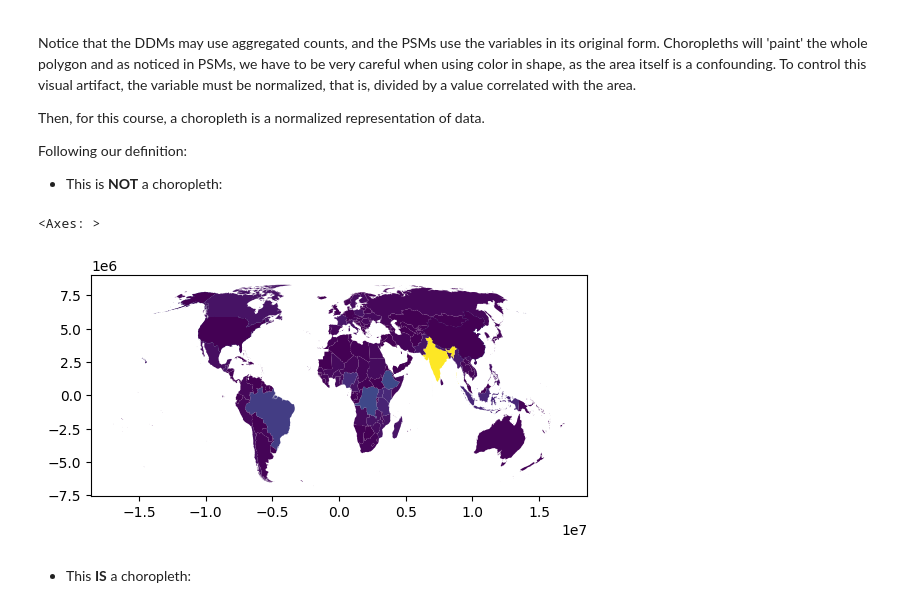
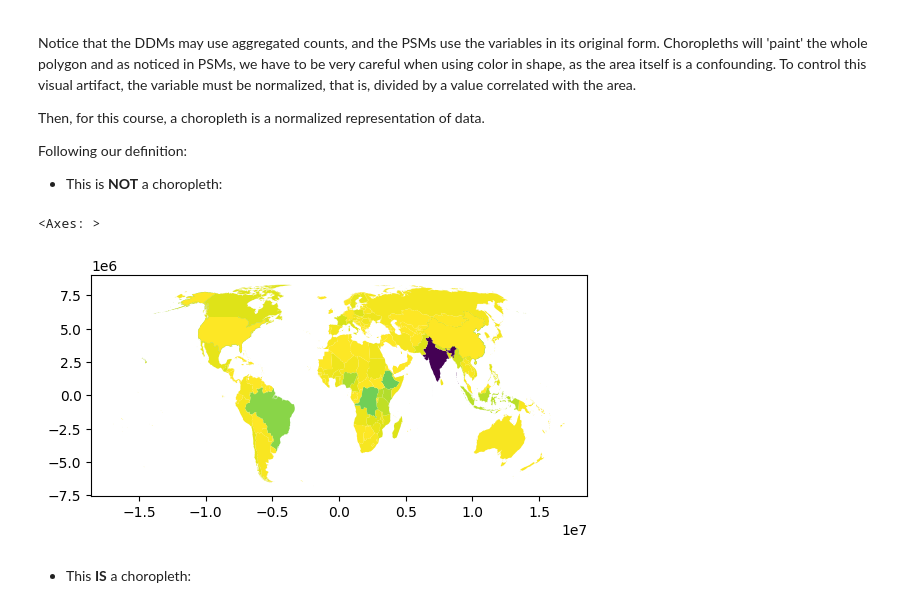
Before and after one commit to Lulo-Vilcarano-MF/Evaluaci-n-Individual-1IAS21-05A1, a Jupyter notebook: Tarea_index.ipynb, the cells around one changed output. Cells and saved outputs as stored; diff of their text form; code cells hidden in the pictures.

```diff
--- a/Tarea_index.ipynb
+++ b/Tarea_index.ipynb
@@ -129,7 +129,7 @@ someData.Country.head()
 | 4 | Anguilla |
 dtype: object
 # %%
-countries.rename(columns={'COUNTRY':'Country'},inplace=True)
+#countries.rename(columns={'COUNTRY':'Country'},inplace=True)
 # %%
 countries['Country']=countries.Country.str.upper()
 # %% [markdown]
@@ -301,6 +301,10 @@ manualChanges={'SWAZILAND':'ESWATINI',
                'LAOS':"LAO PEOPLE'S DEMOCRATIC REPUBLIC (THE)",
                'SOUTH KOREA':'KOREA (THE REPUBLIC OF)',
                'WESTERN SAMOA':'SAMOA',
+               "T?rkiye": "Türkiye",
+               "C?te d'Ivoire": "Côte d'Ivoire",
+               "R?union": "Réunion",
+               "Czechia": "Czech Republic"
               }
 
 countries.replace(to_replace={'Country':manualChanges},inplace=True)
@@ -732,9 +738,9 @@ Following our definition:
 
 * This is **NOT** a choropleth:
 # %%
-theMapAndData_8857.plot(theMapAndData_8857.Value)
+theMapAndData_8857.plot(theMapAndData_8857.Value, cmap='viridis_r')
 # %% [output]
 <Axes: >
-[figure, old version]
+[figure, new version]
 # %% [markdown]
 * This **IS** a choropleth:
```
Also changed, not shown: parts of 36 cells of this notebook.
